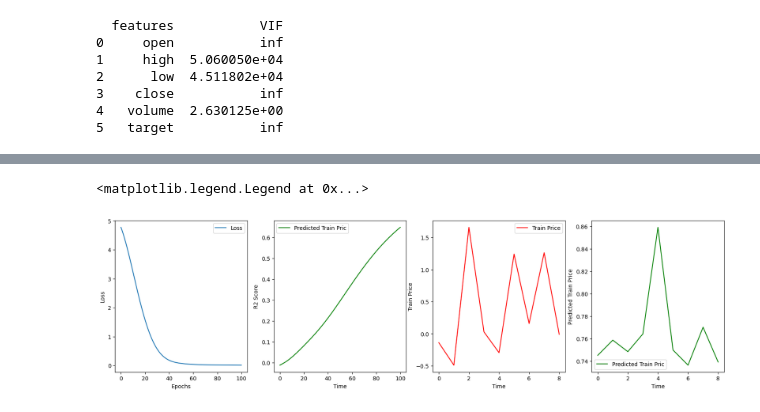
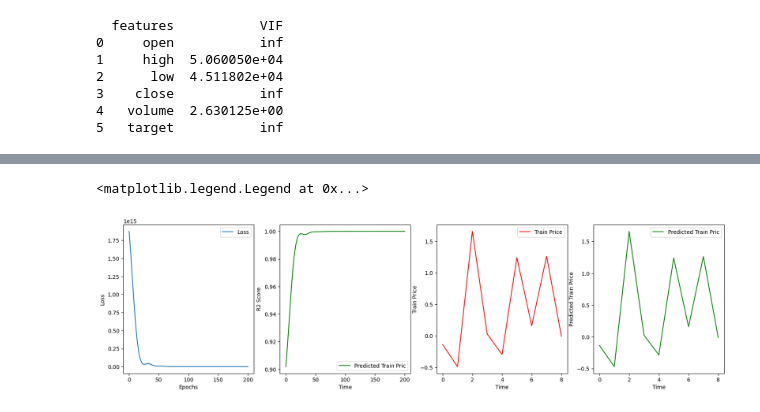
Before and after one commit to cecinuga/MarketAI, a Jupyter notebook: Models/MarketAI.ipynb, the cells around one changed output, grey strips where cells are left out. Saved outputs shown, nothing was run; the diff lists cells and outputs as text; code cells hidden in the pictures.

```diff
--- a/Models/MarketAI.ipynb
+++ b/Models/MarketAI.ipynb
@@ -219,13 +227,13 @@ class MarketAI(tf.Module):
 # %%
 n_ciclic, n_rows, n_features = X.shape
-n_neurons = 1
-epochs = 100
+n_neurons = 2
+epochs = 200
 lr = 0.01
 model = MarketAI([
     DenseLayer(n_neurons, n_rows, n_features),
-    LSTMCell (n_rows, n_features, n_features),
+    LSTMLayer(1, n_features, n_features),
     DenseLayer(n_neurons, n_rows, n_features),
 ], epochs, lr)
 model.build()
-model.train(normalize_dataset(X[0:2]))
+model.train(X[0])
 # %% [output]
@@ -239,24 +259,23 @@ model.train(normalize_dataset(X[0:2]))
 # %%
 fig, ax = plt.subplots(1, 4, figsize=(20, 5))
 ax[0].plot([e for e in range(len(model.loss_history))], model.loss_history, label="Loss")
 ax[0].set_ylabel('Loss')
 ax[0].set_xlabel('Epochs')
 ax[0].legend()
 
 ax[2].plot([e for e in range(len(X[0, :, :]))], X[0, :, -1], label="Train Price", color='red')
 ax[2].set_ylabel('Train Price')
 ax[2].set_xlabel('Time')
 ax[2].legend()
-
-ax[3].plot([e for e in range(len(X[0, :, :]))], model.train_output[:, -2], label="Predicted Train Pric", color='green')
+ax[3].plot([e for e in range(len(X[0, :, :]))], model.predicted[:, -1], label="Predicted Train Pric", color='green')
 ax[3].set_ylabel('Predicted Train Price')
 ax[3].set_xlabel('Time')
 ax[3].legend()
 
 ax[1].plot([e for e in range(len(model.r2_history))], model.r2_history, label="Predicted Train Pric", color='green')
 ax[1].set_ylabel('R2 Score')
 ax[1].set_xlabel('Time')
 ax[1].legend()
 # %% [output]
 <matplotlib.legend.Legend at 0x...>
-[figure, old version]
+[figure, new version]
```
Also changed, not shown: parts of 3 cells of this notebook.
